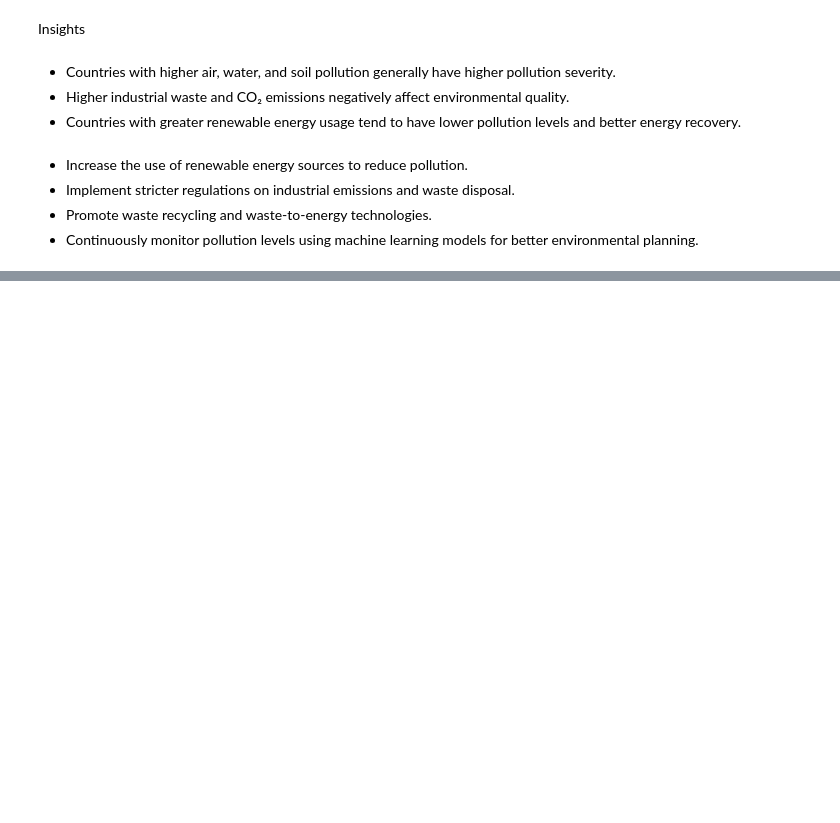
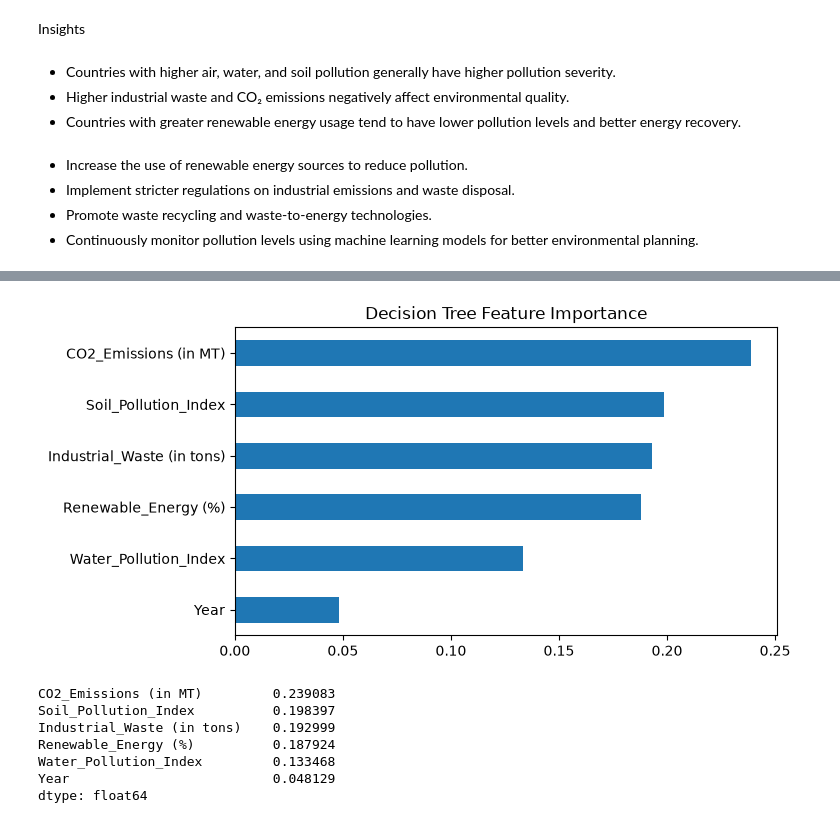
Before and after one commit to nishant8105/100-days-of-ML, a Jupyter notebook: Global Energy Analysis and Energy Recovery/Assignment4.ipynb, the cells around one changed output, grey strips where cells are left out. Cells and saved outputs as stored; diff of their text form; code cells hidden in the pictures; blank space fills up the shorter version.

```diff
--- a/Global Energy Analysis and Energy Recovery/Assignment4.ipynb
+++ b/Global Energy Analysis and Energy Recovery/Assignment4.ipynb
@@ -392,0 +424,16 @@ Insights
+# %%
+# Feature Importance
+import pandas as pd
+fi = pd.Series(dt_model.feature_importances_, index=feature_cols).sort_values()
+fi.plot(kind='barh', figsize=(7,4), title='Decision Tree Feature Importance')
+plt.show()
+print(fi.sort_values(ascending=False))
+# %% [output]
+[figure, added]
+CO2_Emissions (in MT)         0.239083
+Soil_Pollution_Index          0.198397
+Industrial_Waste (in tons)    0.192999
+Renewable_Energy (%)          0.187924
+Water_Pollution_Index         0.133468
+Year                          0.048129
+dtype: float64
```
Also changed, not shown: parts of 18 cells of this notebook.
